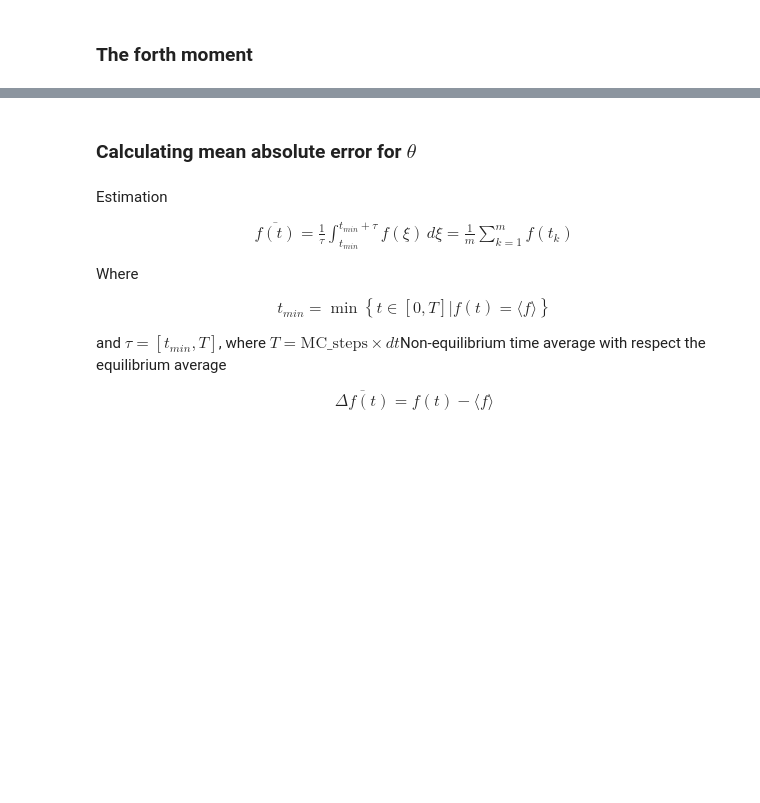
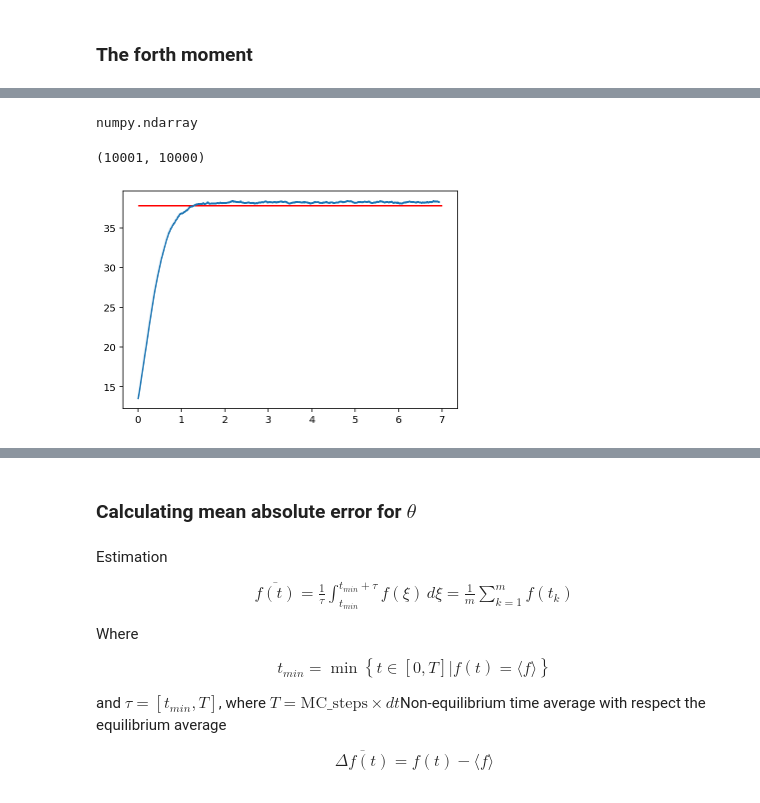
Before and after one commit to AdrianoValdesGomez/PhD-Thesis, a Jupyter notebook: Error_Analysis_Y20.ipynb, the cells around one changed output, grey strips where cells are left out. Drawn from its saved outputs; the diff is of its cells as text; code cells hidden in the pictures; blank space fills up the shorter version.

Commit message:
I updated this notebook with a couple of import statements as well as with some functions for extracting the thirth and forth moments of the distribution

```diff
--- a/Error_Analysis_Y20.ipynb
+++ b/Error_Analysis_Y20.ipynb
@@ -128,0 +145,24 @@ theta_4nd_m_y20 = integrate.simps(thetas**4 * Y20(thetas,1,5.0*np.sqrt(2*D)/D)/N
+# %%
+path='/Users/adrianovaldesgomez/Documents/Adriano_Programming/SH_Sim_Y20_13_03_2021/Test02-N10000-D1e-1-dt1e-3/'
+# %%
+hist_thetas = np.loadtxt(path + "Y20UD_Hist_Theta_t.txt")
+# %%
+type(hist_thetas)
+# %% [output]
+numpy.ndarray
+# %%
+hist_thetas.shape
+# %% [output]
+(10001, 10000)
+# %%
+l_4th_m_t = []
+for ensemble in hist_thetas:
+    fourth_m = ensemble**4
+    l_4th_m_t.append(fourth_m)
+# %%
+forth_m_a_t = np.array(l_4th_m_t).mean(axis=1)
+# %%
+plt.plot(t_a, forth_m_a_t)
+plt.hlines(theta_4nd_m_y20,0,7, color='r');
+# %% [output]
+[figure, added]
```
Also changed, not shown: parts of 18 cells of this notebook.
